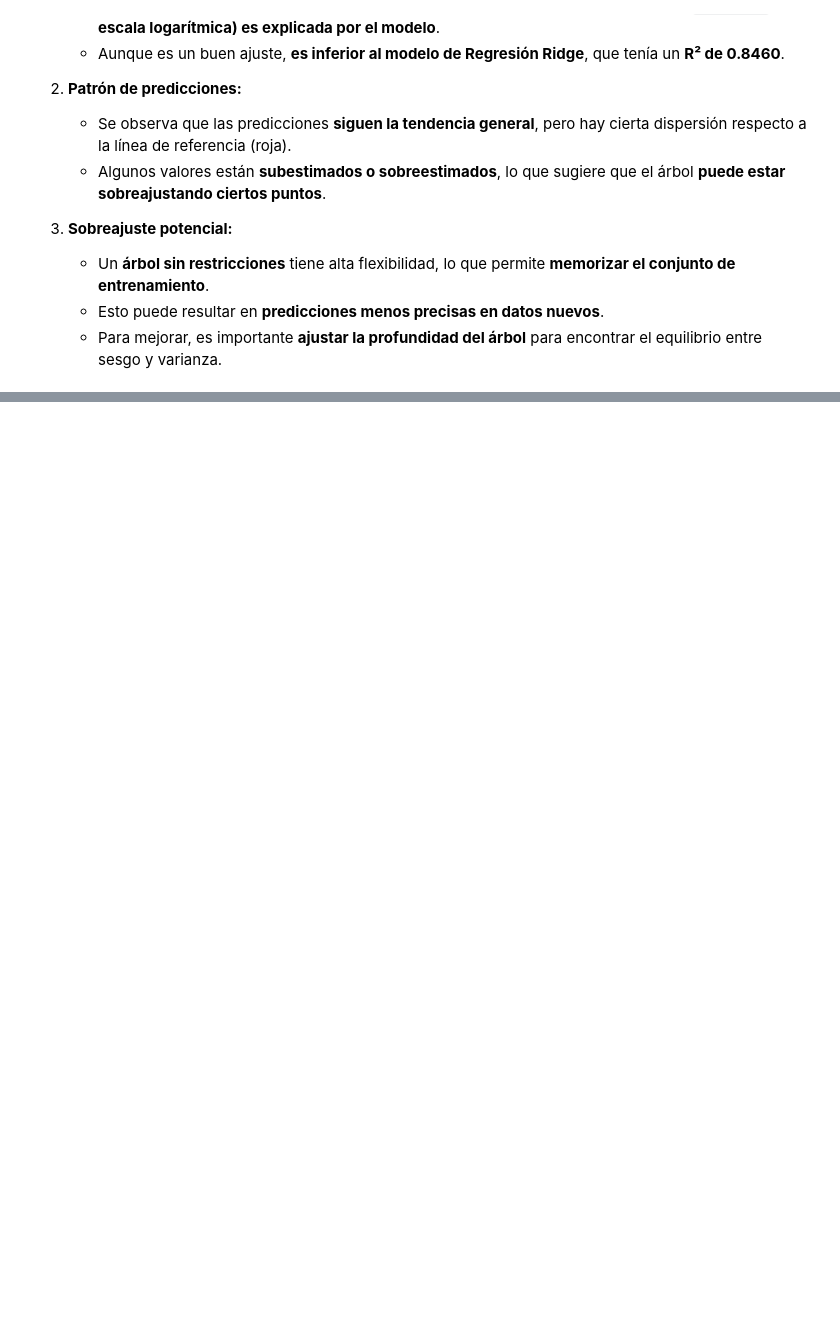
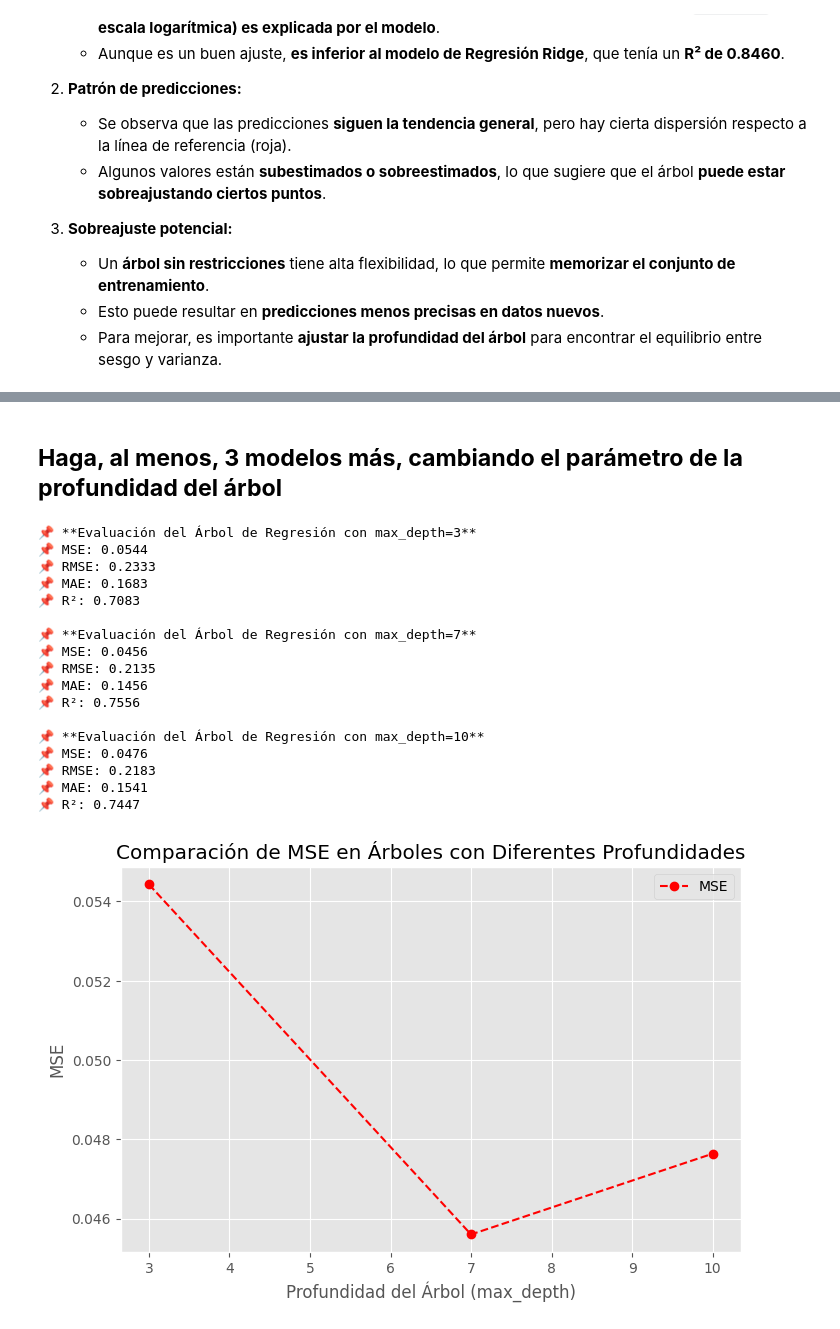
Before and after one commit to Hayser8/HT4, a Jupyter notebook: HT4.ipynb, the cells around one changed output, grey strips where cells are left out. Saved outputs shown, nothing was run; the diff lists cells and outputs as text; code cells hidden in the pictures; blank space fills up the shorter version.

```diff
--- a/HT4.ipynb
+++ b/HT4.ipynb
@@ -1583,0 +1604,69 @@ plt.show()
+# %% [markdown]
+## **Haga, al menos, 3 modelos más, cambiando el parámetro de la profundidad del árbol**
+# %%
+
+from sklearn.tree import DecisionTreeRegressor
+from sklearn.metrics import mean_squared_error, mean_absolute_error, r2_score
+import numpy as np
+import matplotlib.pyplot as plt
+import seaborn as sns
+
+depths = [3, 7, 10]
+models = {}
+
+for depth in depths:
+    model = DecisionTreeRegressor(max_depth=depth, random_state=42)
+    model.fit(X_train, y_train)
+    y_pred = model.predict(X_test)
+
+    mse = mean_squared_error(y_test, y_pred)
+    rmse = np.sqrt(mse)
+    mae = mean_absolute_error(y_test, y_pred)
+    r2 = r2_score(y_test, y_pred)
+
+    models[depth] = {"MSE": mse, "RMSE": rmse, "MAE": mae, "R²": r2}
+
+    print(f"\n📌 **Evaluación del Árbol de Regresión con max_depth={depth}**")
+    print(f"📌 MSE: {mse:.4f}")
+    print(f"📌 RMSE: {rmse:.4f}")
+    print(f"📌 MAE: {mae:.4f}")
+    print(f"📌 R²: {r2:.4f}")
+
+depths_list = list(models.keys())
+mse_list = [models[d]["MSE"] for d in depths_list]
+r2_list = [models[d]["R²"] for d in depths_list]
+
+plt.figure(figsize=(8, 5))
+plt.plot(depths_list, mse_list, marker="o", linestyle="--", label="MSE", color="red")
+plt.xlabel("Profundidad del Árbol (max_depth)")
+plt.ylabel("MSE")
+plt.title("Comparación de MSE en Árboles con Diferentes Profundidades")
+plt.legend()
+plt.show()
+
+plt.figure(figsize=(8, 5))
+plt.plot(depths_list, r2_list, marker="o", linestyle="--", label="R²", color="blue")
+plt.xlabel("Profundidad del Árbol (max_depth)")
+plt.ylabel("R²")
+plt.title("Comparación de R² en Árboles con Diferentes Profundidades")
+plt.legend()
+plt.show()
+# %% [output]
+📌 **Evaluación del Árbol de Regresión con max_depth=3**
+📌 MSE: 0.0544
+📌 RMSE: 0.2333
+📌 MAE: 0.1683
+📌 R²: 0.7083
+
+📌 **Evaluación del Árbol de Regresión con max_depth=7**
+📌 MSE: 0.0456
+📌 RMSE: 0.2135
+📌 MAE: 0.1456
+📌 R²: 0.7556
+
+📌 **Evaluación del Árbol de Regresión con max_depth=10**
+📌 MSE: 0.0476
+📌 RMSE: 0.2183
+📌 MAE: 0.1541
+📌 R²: 0.7447
+[figure, added]
```
Also changed, not shown: parts of 11 cells of this notebook.
